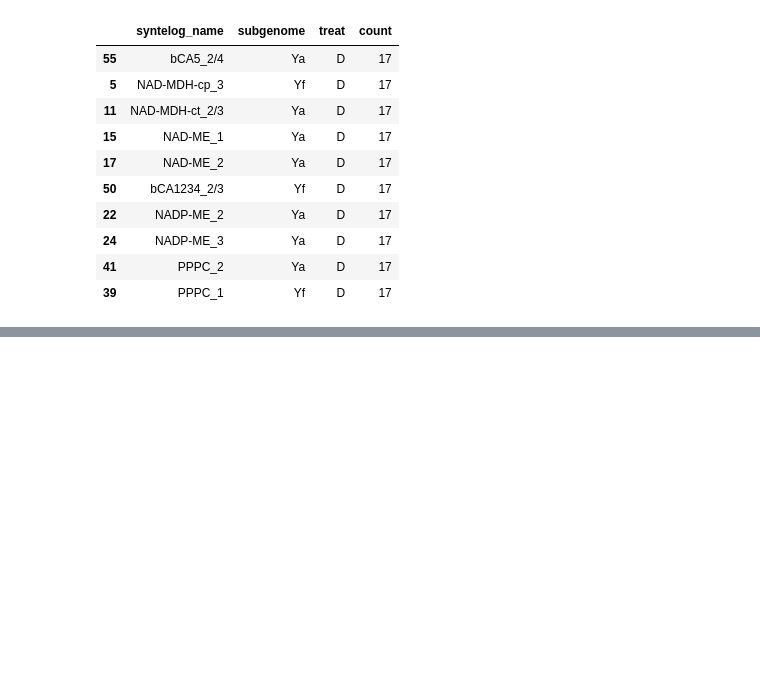
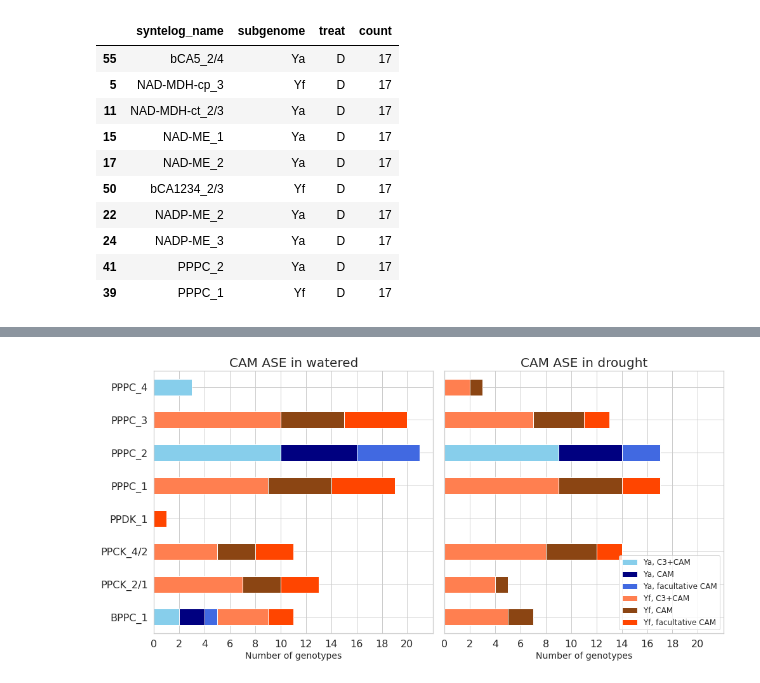
Before and after one commit to achpardo/yucca-genomics, a Jupyter notebook: differential_expression/ase_rerun_gttreat_results.ipynb, the cells around one changed output, grey strips where cells are left out. Saved outputs shown, nothing was run; the diff lists cells and outputs as text; code cells hidden in the pictures; blank space fills up the shorter version.

```diff
--- a/differential_expression/ase_rerun_gttreat_results.ipynb
+++ b/differential_expression/ase_rerun_gttreat_results.ipynb
@@ -488,0 +517,42 @@ hebcam.to_csv("./ASE_gttreat_CAMresults.txt",sep="\t",header=True,index=False)
+# %%
+# re-make this figure with only 4 gene families: May 14, 2026
+## first subset wplot & dplot
+keepgenes = []
+for i in wplot.index:
+    if i.startswith("PP"):
+        keepgenes.append(i)
+    elif i.startswith("BP"):
+        keepgenes.append(i)
+# %%
+wp2 = wplot[wplot.index.isin(keepgenes)]
+dp2 = dplot[dplot.index.isin(keepgenes)]
+# %%
+order = wp2.index
+dp2 = dp2.reindex(order)
+# %%
+sns.set_theme(style="whitegrid")
+fig,ax = plt.subplots(nrows=1,ncols=2,figsize=(14,7),sharey=True,sharex=True)
+wp2.plot(kind="barh",ax=ax[0],stacked=True,colormap=LinearSegmentedColormap.from_list("custom",list(custompal.values())))
+ax[0].get_legend().remove()
+# customize axis labels
+ax[0].tick_params(which="both",labelsize=16)
+ax[0].set_ylabel("")
+ax[0].set_xlabel("Number of genotypes",fontsize=14)
+plt.xticks(ticks=range(0,21,2))
+ax[0].set_title("CAM ASE in watered",fontsize=20)
+
+dp2.plot(kind="barh",ax=ax[1],stacked=True,colormap=LinearSegmentedColormap.from_list("custom",list(custompal.values())))
+
+# move legend outside plot & customize
+plt.legend(loc="lower right",labels=["Ya, C3+CAM","Ya, CAM","Ya, facultative CAM",
+                                       "Yf, C3+CAM","Yf, CAM","Yf, facultative CAM"],
+          fontsize=12)
+ax[1].tick_params(which="both",labelsize=16)
+ax[1].set_xlabel("Number of genotypes",fontsize=14)
+ax[1].set_title("CAM ASE in drought",fontsize=20)
+fig.tight_layout()
+plt.savefig("./subcamgenes_ase_gtnum_byphys_treat.png",dpi=200,bbox_inches="tight")
+plt.savefig("./subcamgenes_ase_gtnum_byphys_treat.svg",dpi=200,bbox_inches="tight")
+plt.savefig("./subcamgenes_ase_gtnum_byphys_treat.pdf",dpi=200,bbox_inches="tight")
+# %% [output]
+[figure, added]
```
Also changed, not shown: parts of 10 cells of this notebook.
